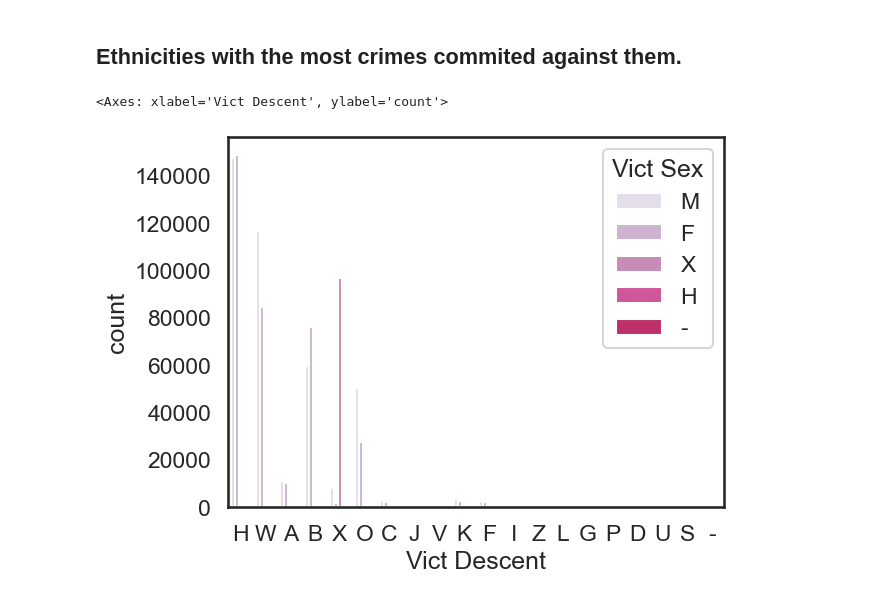
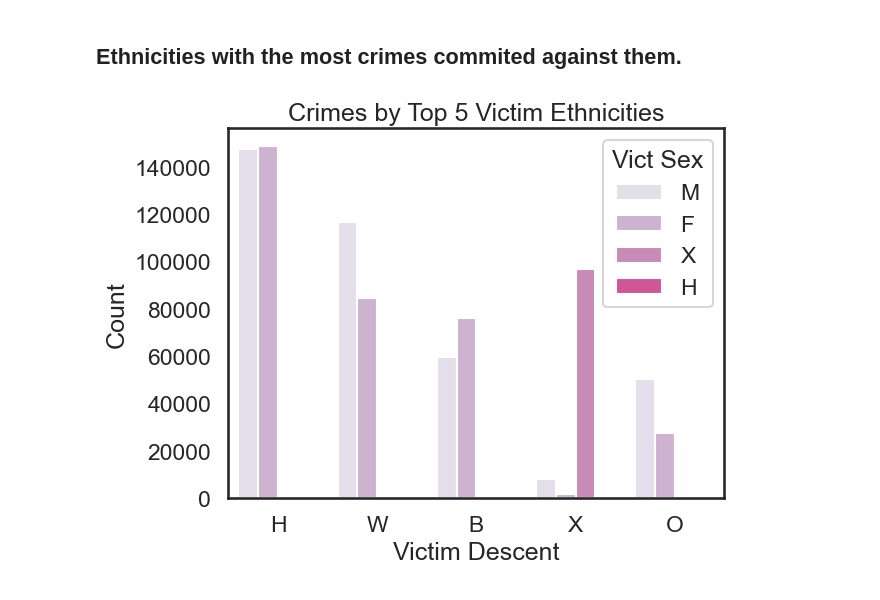
Before and after one commit to anp-exe/Los-Angeles-Crime-Analysis, a Jupyter notebook: data_analysis_crime.ipynb, the cells around one changed output. Saved outputs shown, nothing was run; the diff lists cells and outputs as text; code cells hidden in the pictures.

Commit message:
Enhance crime analysis visualization with updated seaborn settings

```diff
--- a/data_analysis_crime.ipynb
+++ b/data_analysis_crime.ipynb
@@ -78,11 +78,19 @@ dtype: int64
 # %% [markdown]
 ## Ethnicities with the most crimes commited against them.
 # %%
-crimes['Vict Descent'].value_counts().idxmax()
+# Get the top 5 ethnicities
+top_5_ethnicities = crimes['Vict Descent'].value_counts().head(5).index.tolist()
+
+# Filter the dataframe to only include victims from top 5 ethnicities
+top_5_crimes = crimes[crimes['Vict Descent'].isin(top_5_ethnicities)]
+
 sns.set_palette("PuRd")
 sns.set_context("talk")
 sns.set_style("white")
-sns.countplot(data=crimes, x="Vict Descent",hue='Vict Sex')
+sns.countplot(data=top_5_crimes, x="Vict Descent", hue='Vict Sex', order=top_5_ethnicities)
+plt.title("Crimes by Top 5 Victim Ethnicities")
+plt.xlabel("Victim Descent")
+plt.ylabel("Count")
+plt.show()
 # %% [output]
-<Axes: xlabel='Vict Descent', ylabel='count'>
-[figure, old version]
+[figure, new version]
```
